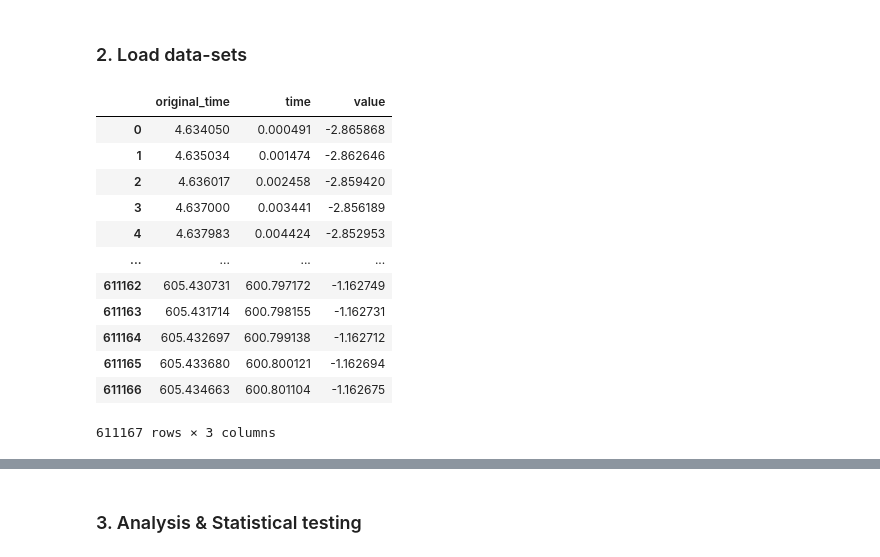
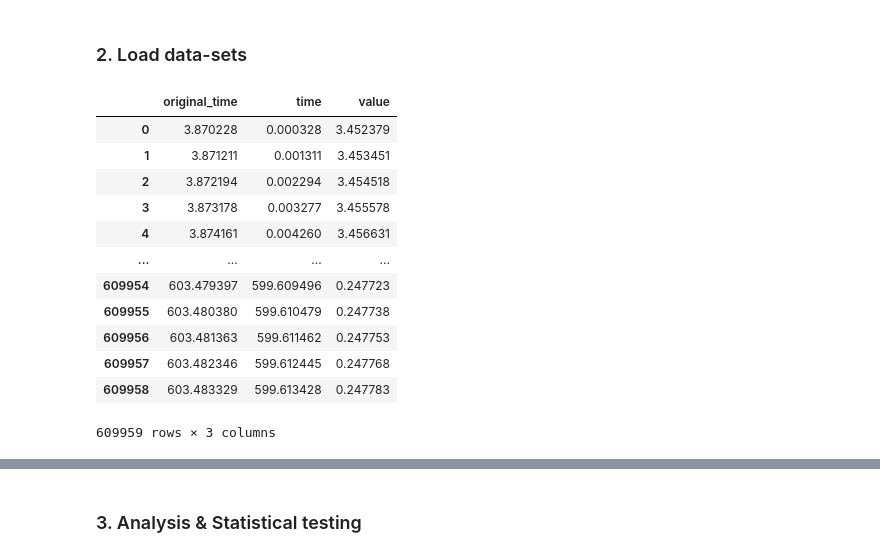
Before and after one commit to parkgilbong/Jupyter_notebook, a Jupyter notebook: FiberPhotometry/FP_Analysis_Peak_Detection.ipynb, the cells around one changed output, grey strips where cells are left out. Cells and saved outputs as stored; diff of their text form; code cells hidden in the pictures.

```diff
--- a/FiberPhotometry/FP_Analysis_Peak_Detection.ipynb
+++ b/FiberPhotometry/FP_Analysis_Peak_Detection.ipynb
@@ -45,21 +43,21 @@ os.getcwd()
 ### 2. Load data-sets
 # %%
 #Load preprocessed data from Fiber photometry recording
-GCaMP_signal = pd.read_pickle(os.path.join(os.getcwd(),"Final_table.pkl"))
-time_sec = GCaMP_signal.time
-signal_dF_F = GCaMP_signal.value
+GCaMP_signal = pd.read_pickle(os.path.join(os.getcwd(),"Final_table_raw_trace.pkl"))
+time_sec = np.array(GCaMP_signal.time)
+signal_dF_F = np.array(GCaMP_signal.value)
 GCaMP_signal
 # %% [output]
 |  | original_time | time | value |
-| 0 | 4.634050 | 0.000491 | -2.865868 |
-| 1 | 4.635034 | 0.001474 | -2.862646 |
-| 2 | 4.636017 | 0.002458 | -2.859420 |
-| 3 | 4.637000 | 0.003441 | -2.856189 |
-| 4 | 4.637983 | 0.004424 | -2.852953 |
+| 0 | 3.870228 | 0.000328 | 3.452379 |
+| 1 | 3.871211 | 0.001311 | 3.453451 |
+| 2 | 3.872194 | 0.002294 | 3.454518 |
+| 3 | 3.873178 | 0.003277 | 3.455578 |
+| 4 | 3.874161 | 0.004260 | 3.456631 |
 | ... | ... | ... | ... |
-| 611162 | 605.430731 | 600.797172 | -1.162749 |
-| 611163 | 605.431714 | 600.798155 | -1.162731 |
-| 611164 | 605.432697 | 600.799138 | -1.162712 |
-| 611165 | 605.433680 | 600.800121 | -1.162694 |
-| 611166 | 605.434663 | 600.801104 | -1.162675 |
+| 609954 | 603.479397 | 599.609496 | 0.247723 |
+| 609955 | 603.480380 | 599.610479 | 0.247738 |
+| 609956 | 603.481363 | 599.611462 | 0.247753 |
+| 609957 | 603.482346 | 599.612445 | 0.247768 |
+| 609958 | 603.483329 | 599.613428 | 0.247783 |
-611167 rows × 3 columns
+609959 rows × 3 columns
```
Also changed, not shown: parts of 14 cells of this notebook, 6 other files.
